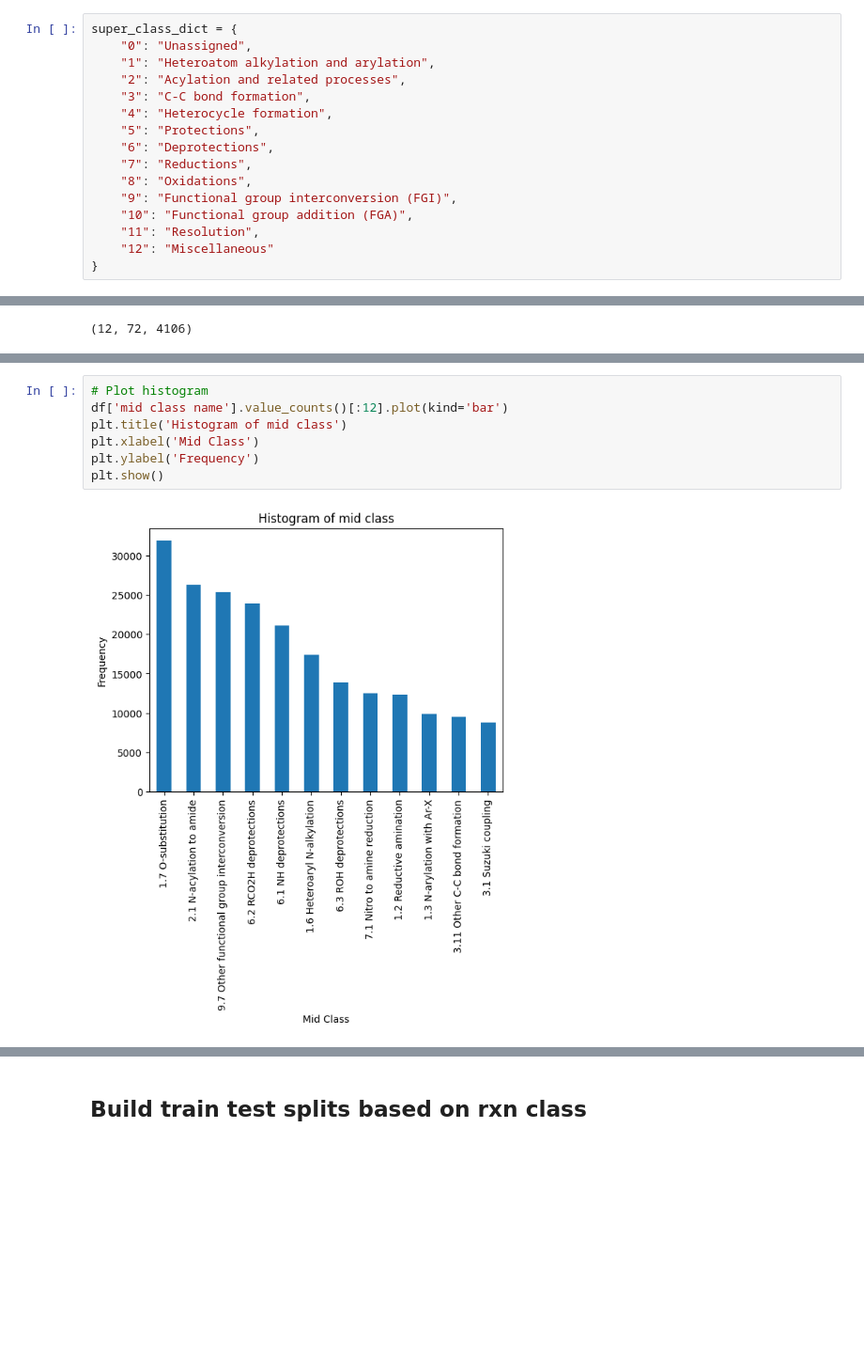
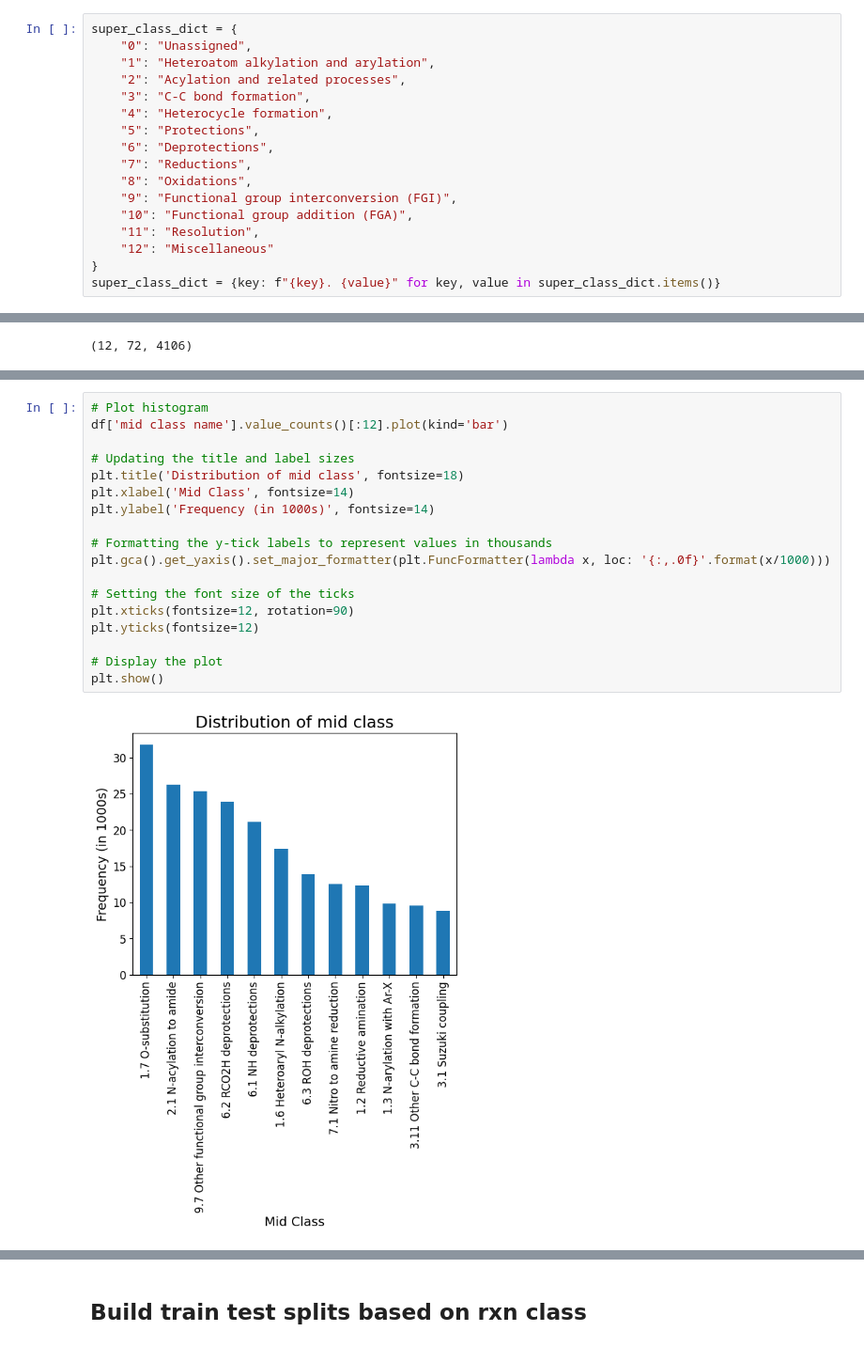
Before and after one commit to sustainable-processes/chemical-parameter-sharing, a Jupyter notebook: notebooks/clustering.ipynb, the cells around one changed output, grey strips where cells are left out. Shown at 94% size. Saved outputs shown, nothing was run; the diff lists cells and outputs as text; blank space fills up the shorter version.

```diff
--- a/notebooks/clustering.ipynb
+++ b/notebooks/clustering.ipynb
@@ -43,6 +43,7 @@ super_class_dict = {
     "11": "Resolution",
     "12": "Miscellaneous"
 }
+super_class_dict = {key: f"{key}. {value}" for key, value in super_class_dict.items()}
 # %%
 mid_class_dict = {
     "0": "Unassigned",
@@ -176,12 +190,23 @@ plt.show()
 # %%
 # Plot histogram
 df['mid class name'].value_counts()[:12].plot(kind='bar')
-plt.title('Histogram of mid class')
-plt.xlabel('Mid Class')
-plt.ylabel('Frequency')
+
+# Updating the title and label sizes
+plt.title('Distribution of mid class', fontsize=18)
+plt.xlabel('Mid Class', fontsize=14)
+plt.ylabel('Frequency (in 1000s)', fontsize=14)
+
+# Formatting the y-tick labels to represent values in thousands
+plt.gca().get_yaxis().set_major_formatter(plt.FuncFormatter(lambda x, loc: '{:,.0f}'.format(x/1000)))
+
+# Setting the font size of the ticks
+plt.xticks(fontsize=12, rotation=90)
+plt.yticks(fontsize=12)
+
+# Display the plot
 plt.show()
 # %% [output]
-[figure, old version]
+[figure, new version]
 # %%
 # Plot histogram of C-C couplings
 cc_df = df[df['super class']=="3"]
```
Also changed, not shown: parts of 6 cells of this notebook, 2 other files.
